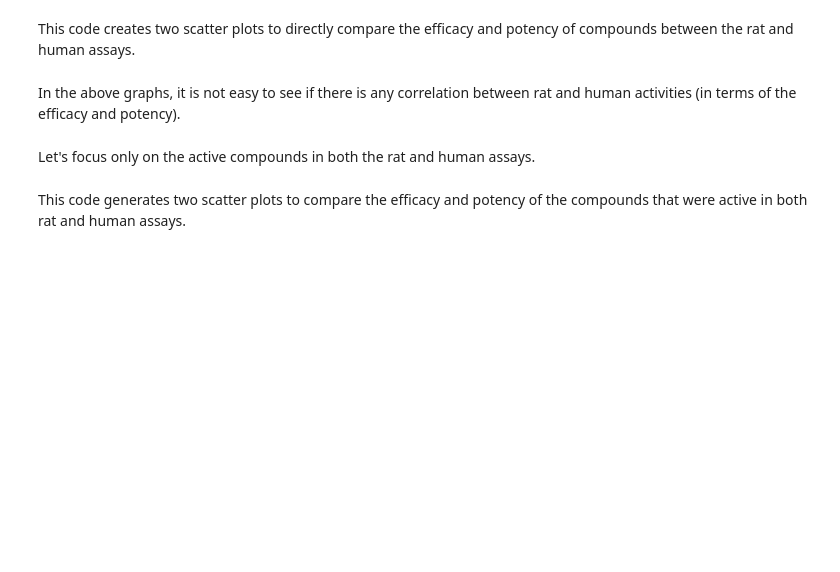
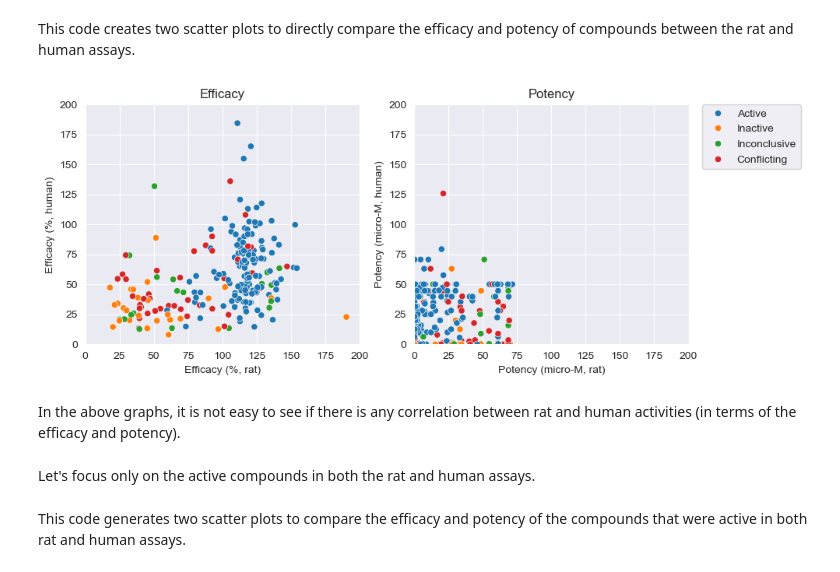
Before and after one commit to scottmreed/molecular_informatics, a Jupyter notebook: 8_b_eda-protein1.ipynb, the cells around one changed output. Saved outputs shown, nothing was run; the diff lists cells and outputs as text; code cells hidden in the pictures; blank space fills up the shorter version.

```diff
--- a/8_b_eda-protein1.ipynb
+++ b/8_b_eda-protein1.ipynb
@@ -644,25 +925,27 @@ This code creates two scatter plots to directly compare the efficacy and potency
 # %%
 fig, axes = plt.subplots(1, 2, figsize=(10,4), sharey=False)
 
 hue_order = ['Active',  'Inactive', 'Inconclusive', 'Conflicting']
 
 sns.scatterplot(data=df_aid_merged_cid, x='Efficacy_rat', y='Efficacy_human', hue='PUBCHEM_ACTIVITY_OUTCOME_rat', hue_order=hue_order, ax=axes[0], legend=None)
 sns.scatterplot(data=df_aid_merged_cid, x='Potency_rat', y='Potency_human', hue='PUBCHEM_ACTIVITY_OUTCOME_rat', hue_order=hue_order, ax=axes[1])
 
 axes[0].set_xlabel("Efficacy (%, rat)")
 axes[0].set_ylabel("Efficacy (%, human)")
 axes[0].set_title("Efficacy")
 
 axes[1].set_xlabel("Potency (micro-M, rat)")
 axes[1].set_ylabel("Potency (micro-M, human)")
 axes[1].set_title("Potency")
 
 axes[1].legend(bbox_to_anchor=(1.05, 1), loc='upper left', borderaxespad=0)
 
 # Uncomment to limit the axes to 200.
-#for ax in axes :    # loop over each panel
-#   ax.set_xlim(0, 200)
-#    ax.set_ylim(0, 200)
+for ax in axes :    # loop over each panel
+  ax.set_xlim(0, 200)
+  ax.set_ylim(0, 200)
+# %% [output]
+[figure, added]
 # %% [markdown]
 In the above graphs, it is not easy to see if there is any correlation between rat and human activities (in terms of the efficacy and potency).
 # %% [markdown]
```
Also changed, not shown: parts of 46 cells of this notebook, 2 other files.
